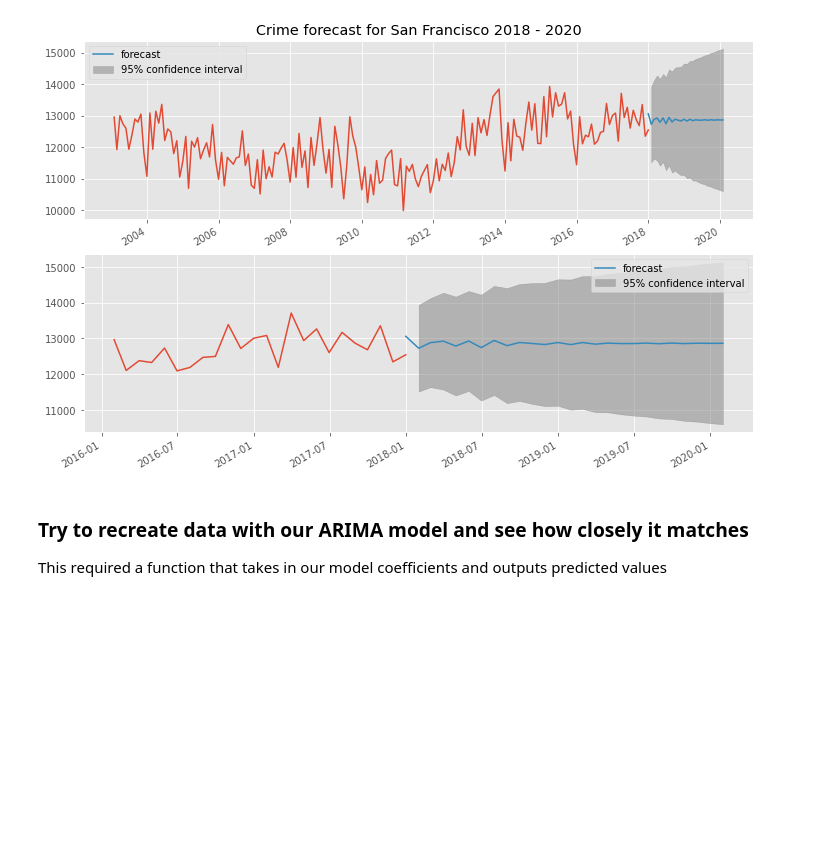
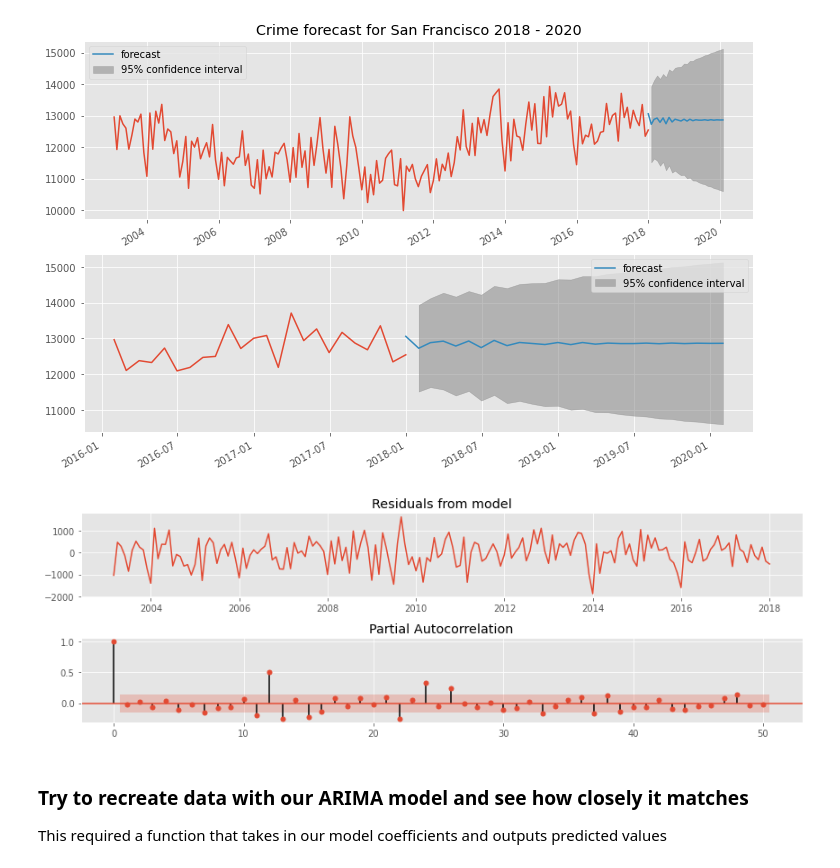
Before and after one commit to mkpetterson/sfcrime, a Jupyter notebook: notebooks/time_series_analysis.ipynb, the cells around one changed output. Saved outputs shown, nothing was run; the diff lists cells and outputs as text; code cells hidden in the pictures; blank space fills up the shorter version.

Commit message:
acf and pacf of residuals

```diff
--- a/notebooks/time_series_analysis.ipynb
+++ b/notebooks/time_series_analysis.ipynb
@@ -377,6 +363,19 @@ fig = crime_model.plot_predict('2017-12-31', '2020',
 #plt.savefig('../data/images/crime_forecast.png', bbox_inches='tight', dpi=250)
 # %% [output]
 [figure]
+# %%
+# Look at residuals of model and see if they look like white noise
+fig, ax = plt.subplots(2, figsize=(12,4))
+ax[0].plot(crime_model.resid.index, crime_model.resid)
+ax[0].set_title("Residuals from model")
+
+# Check auto correlation
+_ = plot_acf(crime_model.resid, lags=50, ax=ax[1])
+_ = plot_pacf(crime_model.resid, lags=50,)
+
+plt.tight_layout()
+# %% [output]
+[figure, added]
 # %% [markdown]
 ### Try to recreate data with our ARIMA model and see how closely it matches
 This required a function that takes in our model coefficients and outputs predicted values
```
Also changed, not shown: parts of 5 cells of this notebook.
